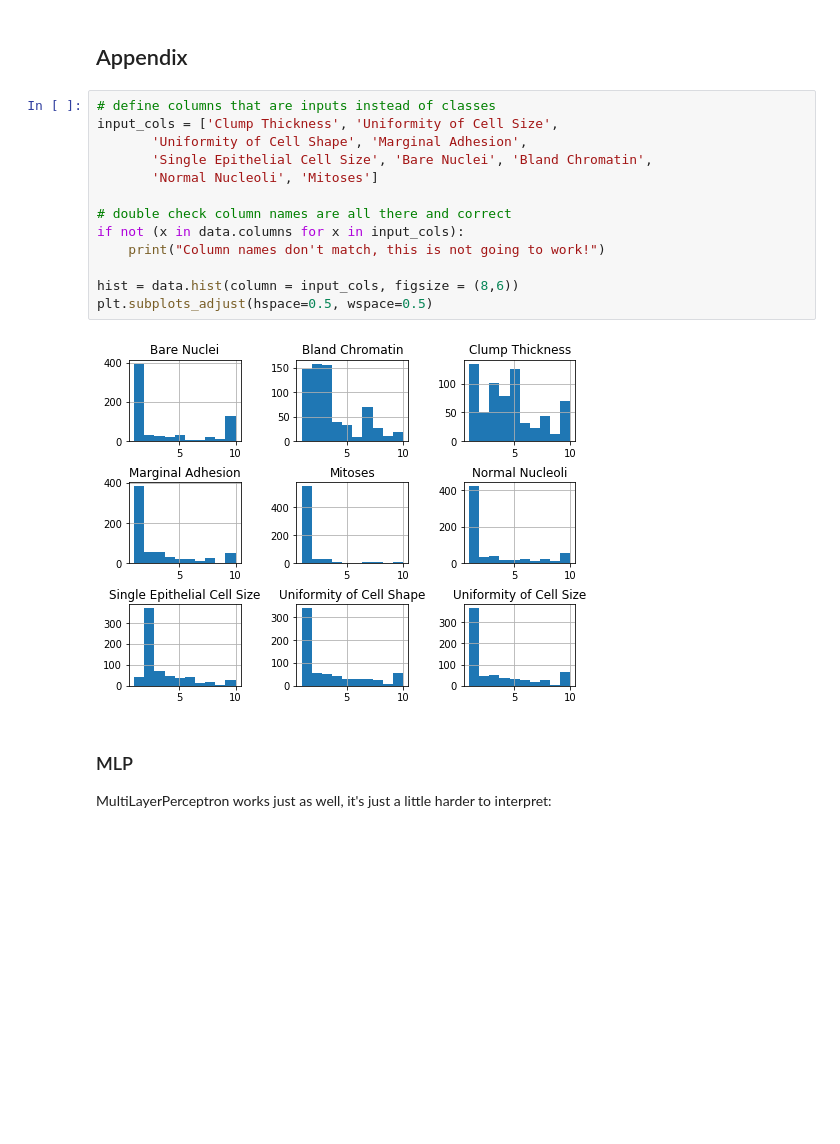
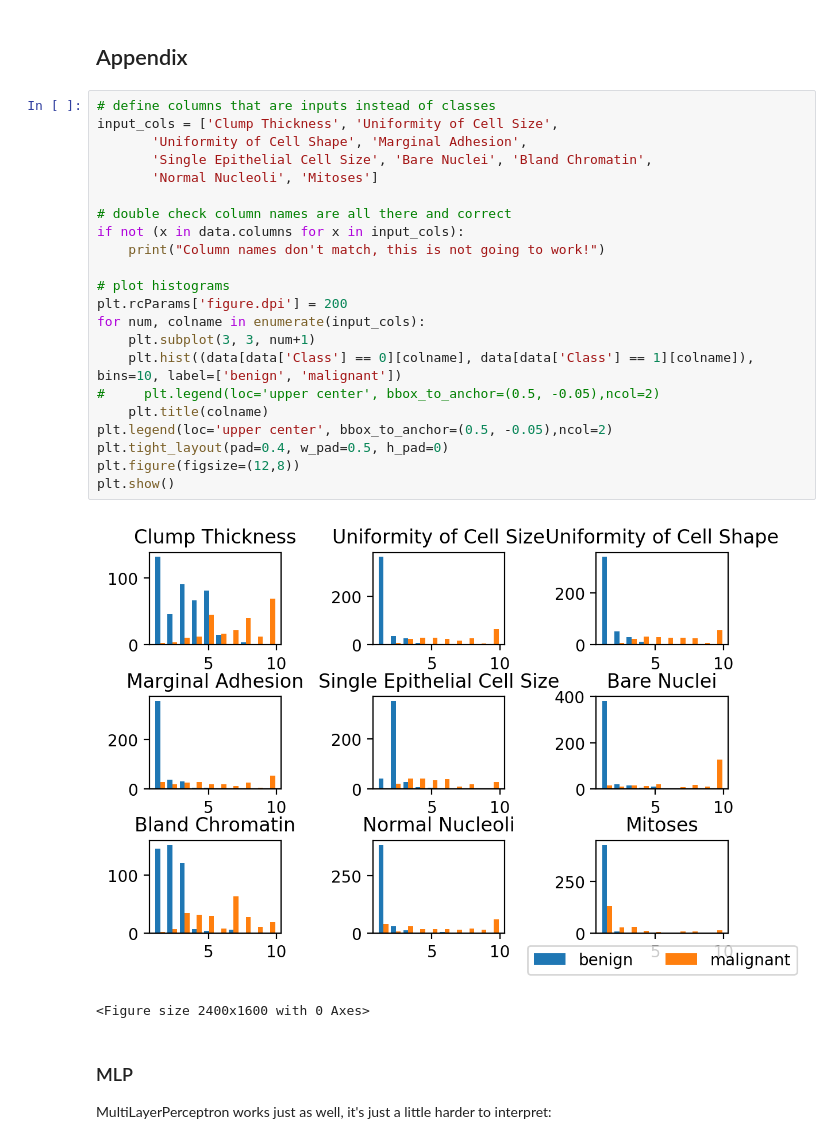
Before and after one commit to brennagibbons/Insight-Public, a Jupyter notebook: data-challenges/Breast_Cancer_Detection.ipynb, the cells around one changed output. Cells and saved outputs as stored; diff of their text form; blank space fills up the shorter version.

Commit message:
fixed bugs and histograms

```diff
--- a/data-challenges/Breast_Cancer_Detection.ipynb
+++ b/data-challenges/Breast_Cancer_Detection.ipynb
@@ -365,18 +376,28 @@ Furthermore, the iterative model can be used with other classifiers and with mor
 # %%
 # define columns that are inputs instead of classes
 input_cols = ['Clump Thickness', 'Uniformity of Cell Size',
        'Uniformity of Cell Shape', 'Marginal Adhesion',
        'Single Epithelial Cell Size', 'Bare Nuclei', 'Bland Chromatin',
        'Normal Nucleoli', 'Mitoses']
 
 # double check column names are all there and correct
 if not (x in data.columns for x in input_cols):
     print("Column names don't match, this is not going to work!")
 
-hist = data.hist(column = input_cols, figsize = (8,6))
-plt.subplots_adjust(hspace=0.5, wspace=0.5)
+# plot histograms
+plt.rcParams['figure.dpi'] = 200
+for num, colname in enumerate(input_cols):
+    plt.subplot(3, 3, num+1)
+    plt.hist((data[data['Class'] == 0][colname], data[data['Class'] == 1][colname]), bins=10, label=['benign', 'malignant'])
+#     plt.legend(loc='upper center', bbox_to_anchor=(0.5, -0.05),ncol=2)
+    plt.title(colname)
+plt.legend(loc='upper center', bbox_to_anchor=(0.5, -0.05),ncol=2)
+plt.tight_layout(pad=0.4, w_pad=0.5, h_pad=0)
+plt.figure(figsize=(12,8))
+plt.show()
 # %% [output]
-[figure, old version]
+[figure, new version]
+<Figure size 2400x1600 with 0 Axes>
 # %% [markdown]
 ### MLP
 MultiLayerPerceptron works just as well, it's just a little harder to interpret:
```
Also changed, not shown: parts of 20 cells of this notebook.
